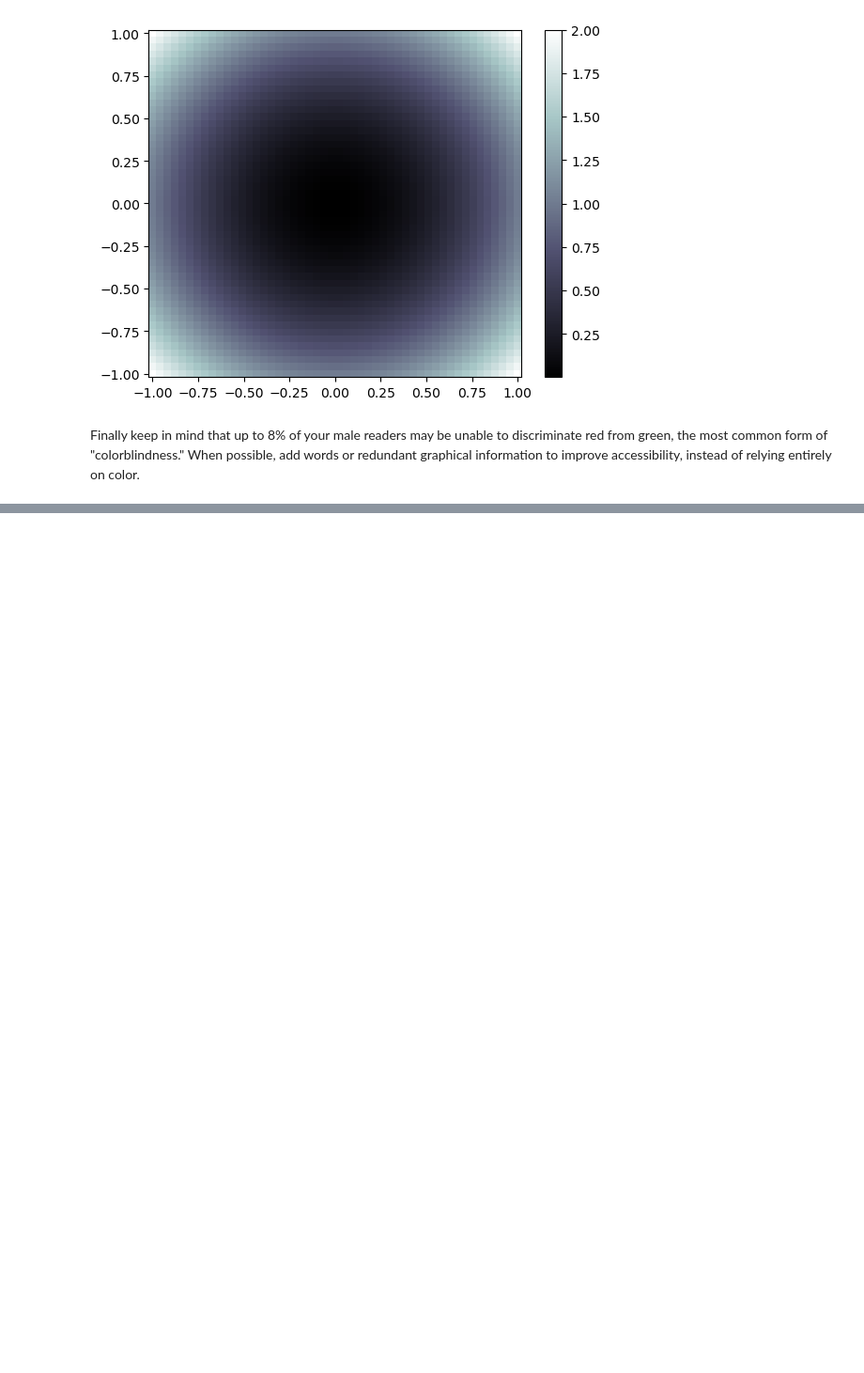
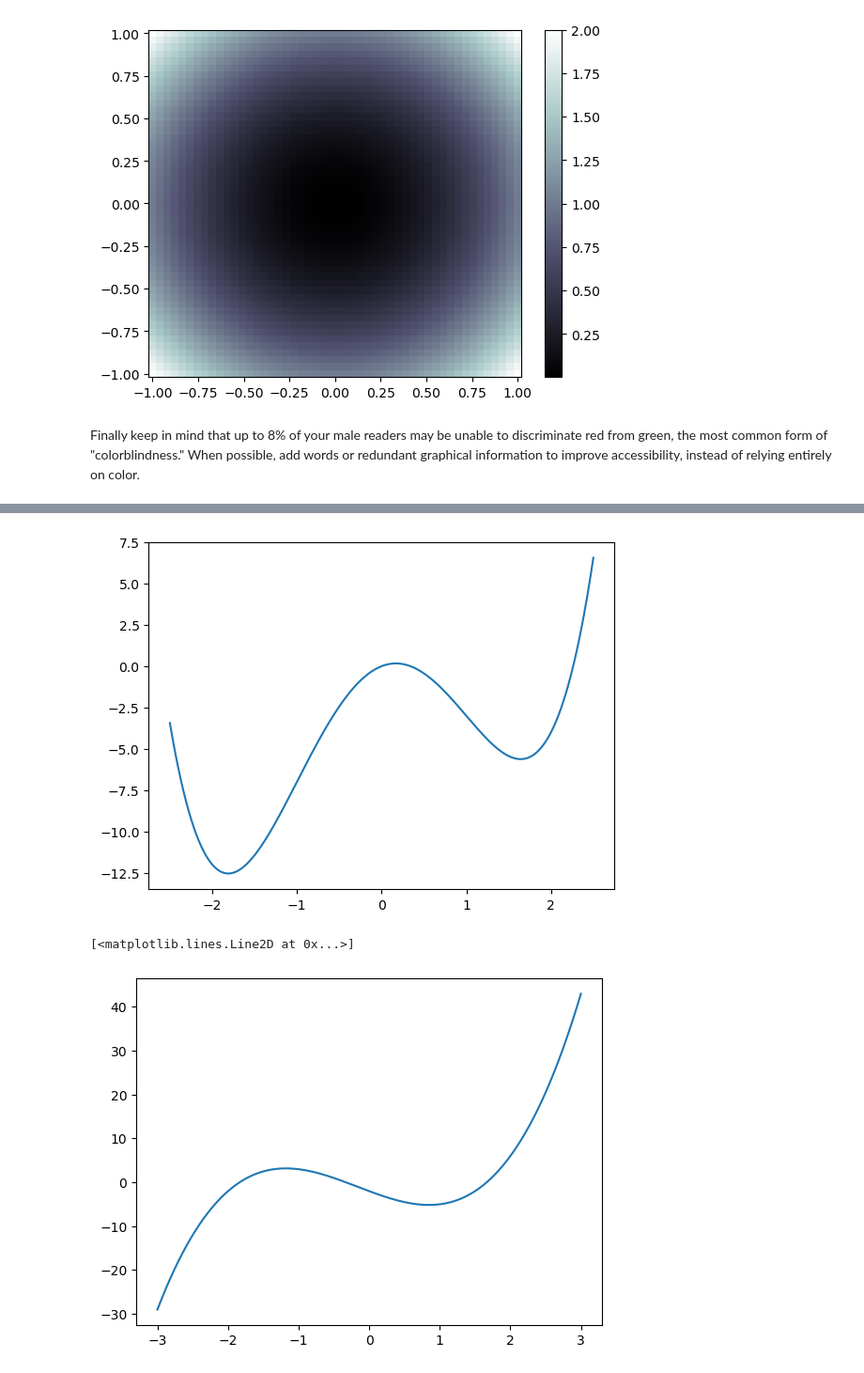
Before and after one commit to e-d-p-9/Physical-Modeling-with-Python, a Jupyter notebook: Ch6/ch6-notes.ipynb, the cells around one changed output, grey strips where cells are left out. Shown at 94% size. Cells and saved outputs as stored; diff of their text form; code cells hidden in the pictures; blank space fills up the shorter version.

```diff
--- a/Ch6/ch6-notes.ipynb
+++ b/Ch6/ch6-notes.ipynb
@@ -800,0 +805,20 @@ Finally keep in mind that up to 8% of your male readers may be unable to discrim
+# %%
+def pol_4(x):
+    return x**4 - 6*x**2 + 2*x
+
+def pol_6(x):
+    return 2*x**3 + x**2 - 6*x - 2
+
+
+x = np.linspace(-2.5, 2.5, 500)
+y = pol_4(x)
+x2 = np.linspace(-3, 3, 500)
+y2 = pol_6(x2)
+
+plt.plot(x, y)
+plt.show()
+plt.plot(x2, y2)
+# %% [output]
+[figure, added]
+[<matplotlib.lines.Line2D at 0x...>]
+[figure, added]
```
Also changed, not shown: parts of 50 cells of this notebook.
